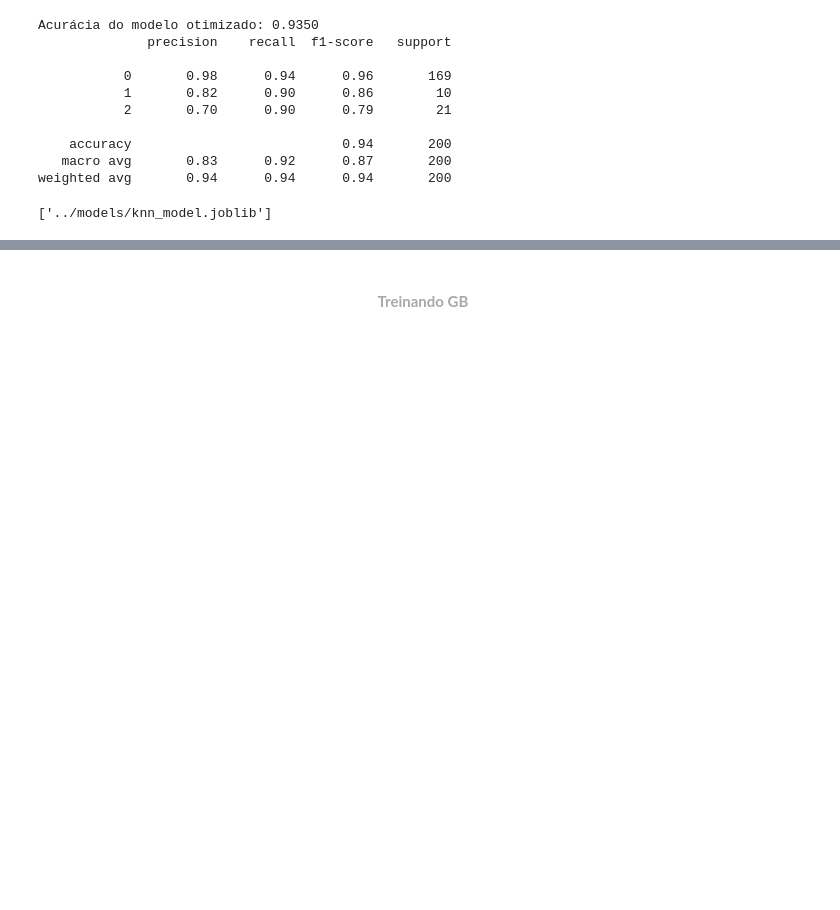
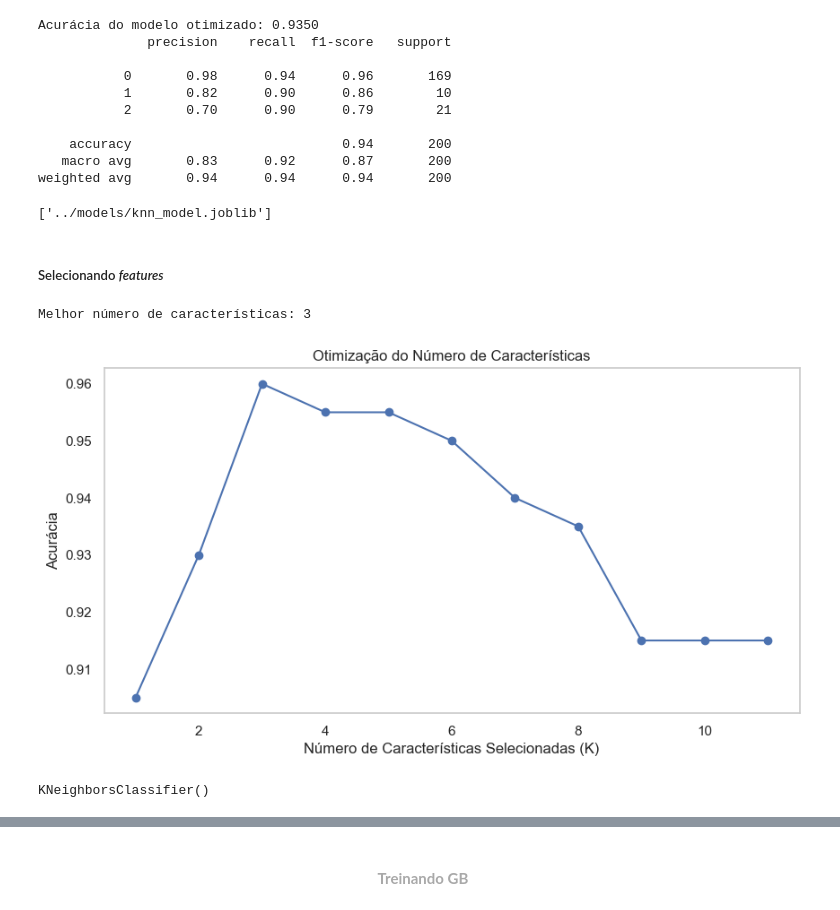
Before and after one commit to luizfernando05/tcc-diabetes, a Jupyter notebook: root/ml-models/notebooks/LDDTrainning.ipynb, the cells around one changed output, grey strips where cells are left out. Cells and saved outputs as stored; diff of their text form; code cells hidden in the pictures; blank space fills up the shorter version.

Commit message:
:sparkles: feat(ml-models): training KNN model with best features

```diff
--- a/root/ml-models/notebooks/LDDTrainning.ipynb
+++ b/root/ml-models/notebooks/LDDTrainning.ipynb
@@ -1061,3 +1061,42 @@ weighted avg       0.94      0.94      0.94       200
 joblib.dump(best_knn_model, '../models/knn_model.joblib')
 # %% [output]
 ['../models/knn_model.joblib']
+# %% [markdown]
+##### Selecionando <i>features</i>
+# %%
+from sklearn.feature_selection import SelectKBest, f_classif
+
+k_values = range(1, X_train_smote.shape[1] + 1)
+accuracy_scores = []
+
+for k in k_values:
+    selector = SelectKBest(score_func=f_classif, k=k)
+    X_train_selected = selector.fit_transform(X_train_smote, y_train_smote)
+    X_test_selected = selector.transform(X_test)
+
+    model = KNeighborsClassifier(n_neighbors=5)
+    model.fit(X_train_selected, y_train_smote)
+    y_pred = model.predict(X_test_selected)
+
+    acc = accuracy_score(y_test, y_pred)
+    accuracy_scores.append(acc)
+# %%
+best_k = k_values[accuracy_scores.index(max(accuracy_scores))]
+print(f"\nMelhor número de características: {best_k}")
+# %% [output]
+Melhor número de características: 3
+# %%
+plt.figure(figsize=(10, 5))
+plt.plot(k_values, accuracy_scores, marker='o', linestyle='-')
+plt.xlabel('Número de Características Selecionadas (K)')
+plt.ylabel('Acurácia')
+plt.title('Otimização do Número de Características')
+plt.grid()
+plt.show()
+# %% [output]
+[figure, added]
+# %%
+dt_model_k = KNeighborsClassifier(n_neighbors=5)
+dt_model_k.fit(X_train_selected, y_train_smote)
+# %% [output]
+KNeighborsClassifier()
```
Also changed, not shown: parts of 6 cells of this notebook, 2 other files.
